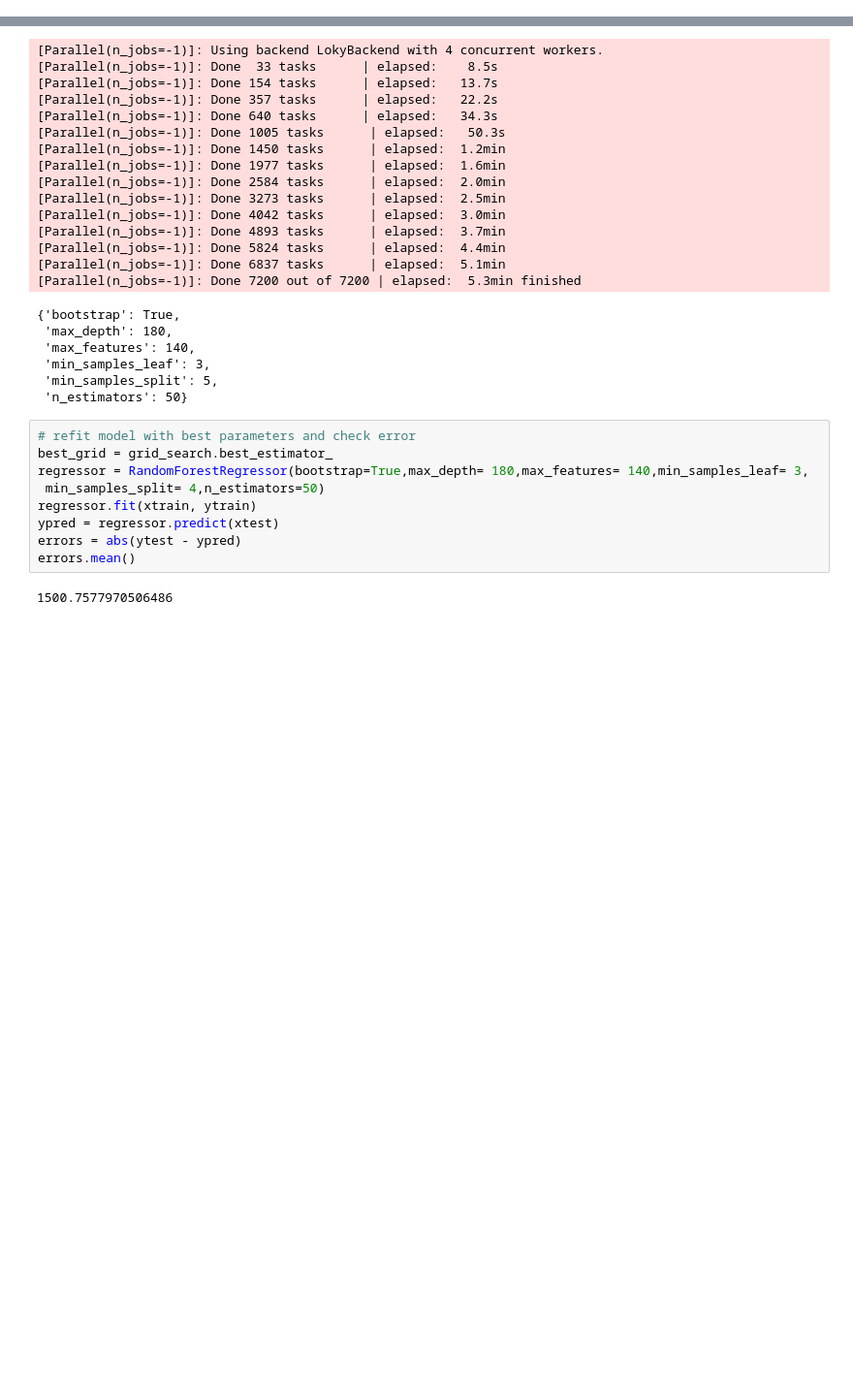
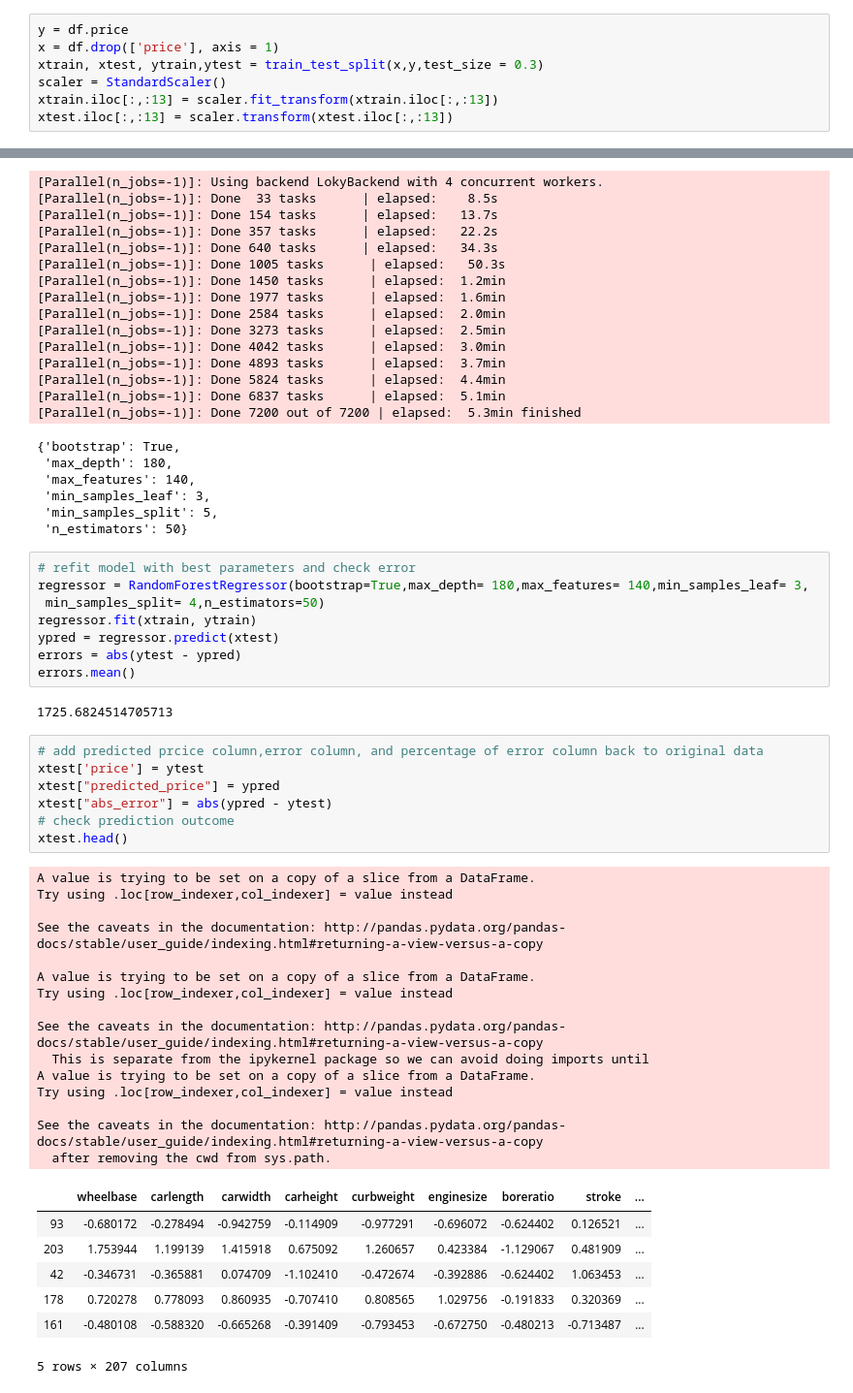
Before and after one commit to loej/ML-Research, a Jupyter notebook: Team Work/Xiaoyan/carprice - continuous outcome/Continuous Random Forest.ipynb, the cells around one changed output, grey strips where cells are left out. Shown at 97% size. Saved outputs shown, nothing was run; the diff lists cells and outputs as text; blank space fills up the shorter version.

```diff
--- a/Team Work/Xiaoyan/carprice - continuous outcome/Continuous Random Forest.ipynb
+++ b/Team Work/Xiaoyan/carprice - continuous outcome/Continuous Random Forest.ipynb
@@ -198,2 +230,9 @@ errors.mean()
 # %% [markdown]
 cross validation
+# %%
+y = df.price
+x = df.drop(['price'], axis = 1)
+xtrain, xtest, ytrain,ytest = train_test_split(x,y,test_size = 0.3)
+scaler = StandardScaler()
+xtrain.iloc[:,:13] = scaler.fit_transform(xtrain.iloc[:,:13])
+xtest.iloc[:,:13] = scaler.transform(xtest.iloc[:,:13])
@@ -241,7 +291,6 @@ Fitting 5 folds for each of 1440 candidates, totalling 7200 fits
  'n_estimators': 50}
 # %%
 # refit model with best parameters and check error
-best_grid = grid_search.best_estimator_
 regressor = RandomForestRegressor(bootstrap=True,max_depth= 180,max_features= 140,min_samples_leaf= 3,
  min_samples_split= 4,n_estimators=50)
 regressor.fit(xtrain, ytrain)
@@ -249,4 +298,34 @@ ypred = regressor.predict(xtest)
 errors = abs(ytest - ypred)
 errors.mean()
 # %% [output]
-1500.7577970506486
+1725.6824514705713
+# %%
+# add predicted prcice column,error column, and percentage of error column back to original data
+xtest['price'] = ytest
+xtest["predicted_price"] = ypred
+xtest["abs_error"] = abs(ypred - ytest)
+# check prediction outcome
+xtest.head()
+# %% [output]
+A value is trying to be set on a copy of a slice from a DataFrame.
+Try using .loc[row_indexer,col_indexer] = value instead
+
+See the caveats in the documentation: http://pandas.pydata.org/pandas-docs/stable/user_guide/indexing.html#returning-a-view-versus-a-copy
+
+A value is trying to be set on a copy of a slice from a DataFrame.
+Try using .loc[row_indexer,col_indexer] = value instead
+
+See the caveats in the documentation: http://pandas.pydata.org/pandas-docs/stable/user_guide/indexing.html#returning-a-view-versus-a-copy
+  This is separate from the ipykernel package so we can avoid doing imports until
+A value is trying to be set on a copy of a slice from a DataFrame.
+Try using .loc[row_indexer,col_indexer] = value instead
+
+See the caveats in the documentation: http://pandas.pydata.org/pandas-docs/stable/user_guide/indexing.html#returning-a-view-versus-a-copy
+  after removing the cwd from sys.path.
+|  | wheelbase | carlength | carwidth | carheight | curbweight | enginesize | boreratio | stroke | ... |
+| 93 | -0.680172 | -0.278494 | -0.942759 | -0.114909 | -0.977291 | -0.696072 | -0.624402 | 0.126521 | ... |
+| 203 | 1.753944 | 1.199139 | 1.415918 | 0.675092 | 1.260657 | 0.423384 | -1.129067 | 0.481909 | ... |
+| 42 | -0.346731 | -0.365881 | 0.074709 | -1.102410 | -0.472674 | -0.392886 | -0.624402 | 1.063453 | ... |
+| 178 | 0.720278 | 0.778093 | 0.860935 | -0.707410 | 0.808565 | 1.029756 | -0.191833 | 0.320369 | ... |
+| 161 | -0.480108 | -0.588320 | -0.665268 | -0.391409 | -0.793453 | -0.672750 | -0.480213 | -0.713487 | ... |
+5 rows × 207 columns
```
Also changed, not shown: parts of 4 cells of this notebook.
